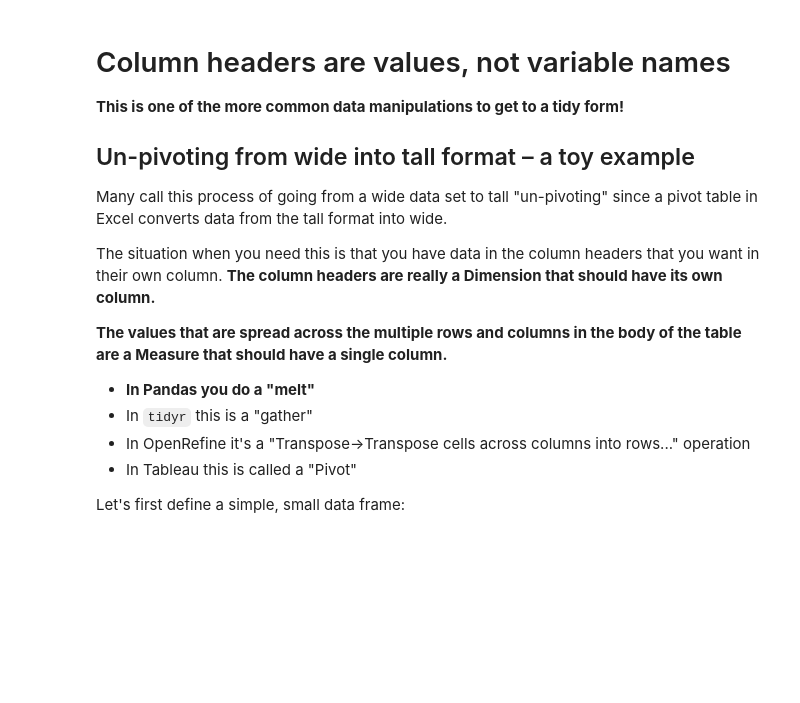
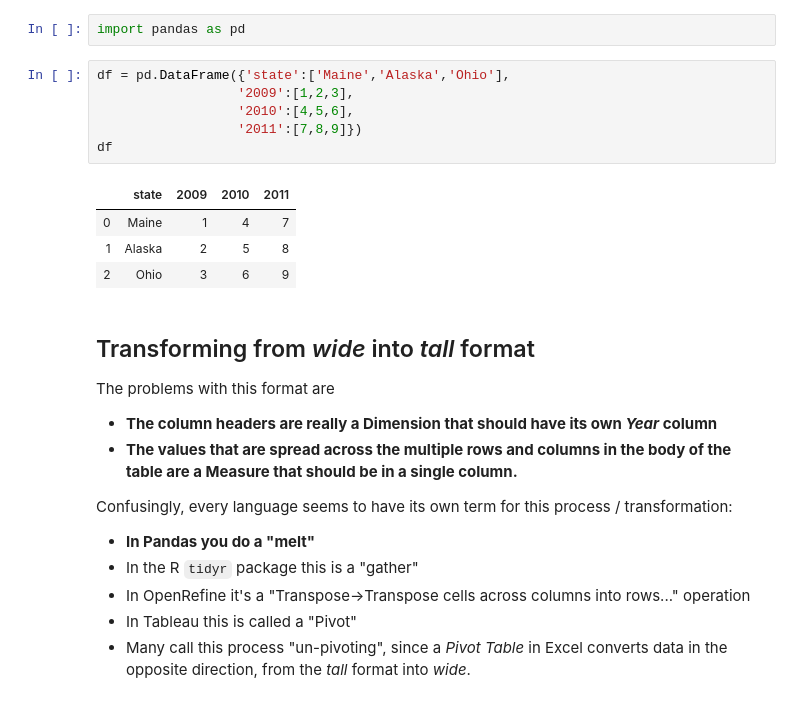
Before and after one commit to emonson/pandas-jupyterlab, a Jupyter notebook: MeltIntro.ipynb, the cells around one changed output. Saved outputs shown, nothing was run; the diff lists cells and outputs as text; blank space fills up the shorter version.

Commit message:
refined documentation on early examples

```diff
--- a/MeltIntro.ipynb
+++ b/MeltIntro.ipynb
@@ -1,19 +11,28 @@
+# %%
+import pandas as pd
+# %%
+df = pd.DataFrame({'state':['Maine','Alaska','Ohio'],
+                  '2009':[1,2,3],
+                  '2010':[4,5,6],
+                  '2011':[7,8,9]})
+df
+# %% [output]
+|  | state | 2009 | 2010 | 2011 |
+| 0 | Maine | 1 | 4 | 7 |
+| 1 | Alaska | 2 | 5 | 8 |
+| 2 | Ohio | 3 | 6 | 9 |
 # %% [markdown]
-# Column headers are values, not variable names
+## Transforming from *wide* into *tall* format
 
-**This is one of the more common data manipulations to get to a tidy form!**
+The problems with this format are
 
-## Un-pivoting from wide into tall format – a toy example
+- **The column headers are really a Dimension that should have its own *Year* column**
+- **The values that are spread across the multiple rows and columns in the body of the table are a Measure that should be in a single column.**
 
-Many call this process of going from a wide data set to tall "un-pivoting" since a pivot table in Excel converts data from the tall format into wide.
-
-The situation when you need this is that you have data in the column headers that you want in their own column. **The column headers are really a Dimension that should have its own column.**
-
-**The values that are spread across the multiple rows and columns in the body of the table are a Measure that should have a single column.**
+Confusingly, every language seems to have its own term for this process / transformation:
 
 - **In Pandas you do a "melt"**
-- In `tidyr` this is a "gather"
+- In the R `tidyr` package this is a "gather"
 - In OpenRefine it's a "Transpose->Transpose cells across columns into rows..." operation
 - In Tableau this is called a "Pivot"
-
-Let's first define a simple, small data frame:
+- Many call this process "un-pivoting", since a *Pivot Table* in Excel converts data in the opposite direction, from the *tall* format into *wide*.
```
Also changed, not shown: parts of 6 cells of this notebook, 2 other files.
